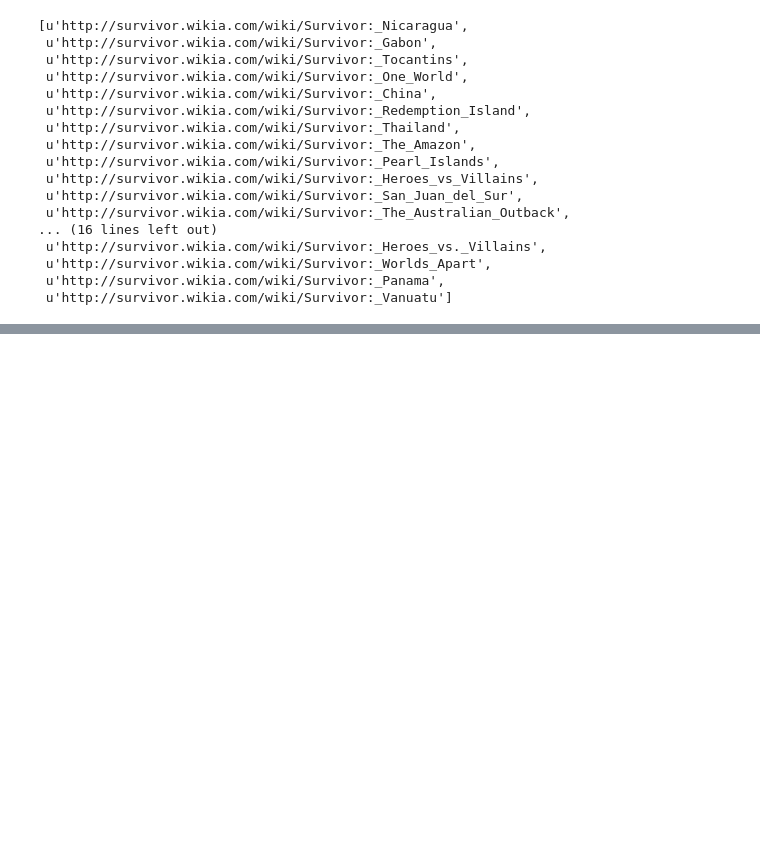
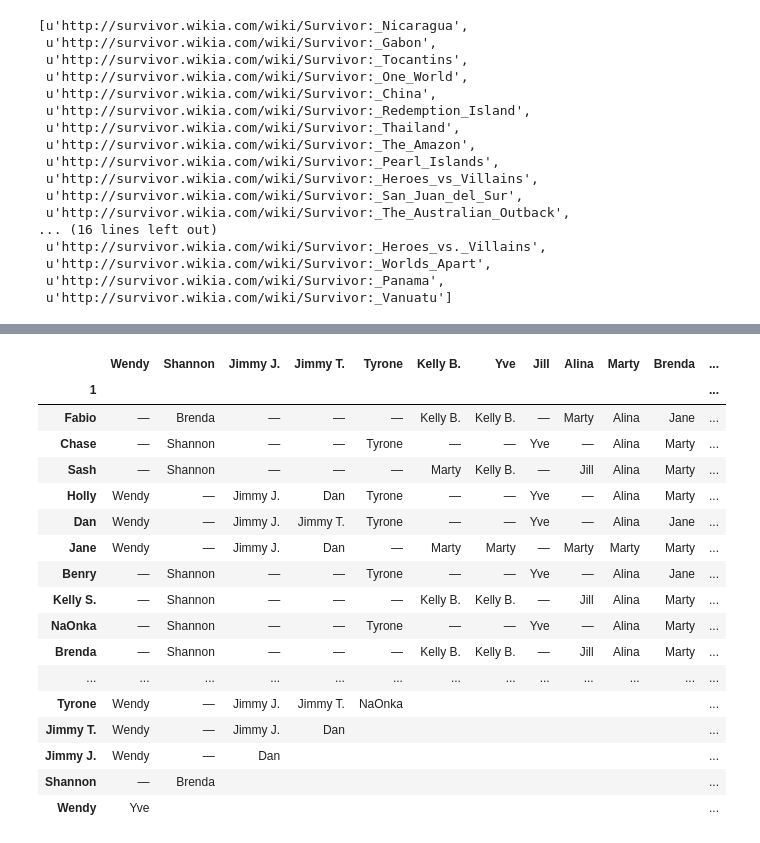
Before and after one commit to bchugit/Survivor-Project, a Jupyter notebook: wiki_scrape.ipynb, the cells around one changed output, grey strips where cells are left out. Drawn from its saved outputs; the diff is of its cells as text; code cells hidden in the pictures; blank space fills up the shorter version.

```diff
--- a/wiki_scrape.ipynb
+++ b/wiki_scrape.ipynb
@@ -272,0 +280,69 @@ http://survivor.wikia.com/wiki/Survivor:_Thailand
+# %%
+def parse_td(td):
+    try:
+        # if there is a colspan element present ...
+        n = int(td['colspan'])
+    except KeyError:
+        n = 1
+    # (these all end with \n so strip that)
+    return [td.text[:-1]] * n  # ... repeat text n times
+
+url = 'http://survivor.wikia.com/wiki/Survivor:_Nicaragua'
+html= urllib2.urlopen(url)
+soup = BeautifulSoup(html, 'html.parser')
+voting_table = soup.find(id='Voting_History').find_next('table')
+
+# Eliminated
+eliminated = [i.text[:-1] for i in voting_table
+              .find('th', text=re.compile(r"(Voted Out|Eliminated)"))
+              .findPrevious('tr').findAll('td')]
+
+# we want all rows after the row that starts with "Vote:"
+voting_rows = voting_table.find('th', text=re.compile(r"Vote:")).findAllNext('tr')
+# extract the text from all table data in the rows we just extracted
+votes = [list(chain(*[parse_td(i) for i in j.findAll('td')])) for j in voting_rows]
+
+# convert to pandas data frame
+votes = pd.DataFrame(votes)
+# the contestant casting the vote is in the second row - make that the index
+votes.index = votes[1]
+# now we can drop the first two columns
+votes.drop(votes.columns[[0, 1]], inplace=True, axis=1)
+# drop any rows where the index is None
+votes.drop(votes.index[[i == None for i in votes.index]], inplace=True, axis=0)
+# Our columns correspond to those eliminated (from above)
+# There appears to be an extra column. Drop anthing beyoned the elimination info we have
+votes = votes[votes.columns[[range(len(eliminated))]]]
+# rename columns to be the eliminated contestants
+votes.columns = eliminated
+
+# Create a contestant by contestant matrix corresponding to the number of like votes
+like_votes = np.array([None] * votes.shape[0]**2).reshape((votes.shape[0], votes.shape[0]))
+
+for (i, j) in iter.combinations(range(votes.shape[0]), 2):
+    like_votes[i, j] = sum(votes.iloc[i, :] == votes.iloc[j, :])
+
+like_votes = pd.DataFrame(like_votes)
+like_votes.index = votes.index
+like_votes.columns = votes.index
+dis.display(votes)
+# print voting_table.prettify()
+# %% [output]
+|  | Wendy | Shannon | Jimmy J. | Jimmy T. | Tyrone | Kelly B. | Yve | Jill | Alina | Marty | Brenda | ... |
+| 1 |  |  |  |  |  |  |  |  |  |  |  | ... |
+| Fabio | — | Brenda | — | — | — | Kelly B. | Kelly B. | — | Marty | Alina | Jane | ... |
+| Chase | — | Shannon | — | — | Tyrone | — | — | Yve | — | Alina | Marty | ... |
+| Sash | — | Shannon | — | — | — | Marty | Kelly B. | — | Jill | Alina | Marty | ... |
+| Holly | Wendy | — | Jimmy J. | Dan | Tyrone | — | — | Yve | — | Alina | Marty | ... |
+| Dan | Wendy | — | Jimmy J. | Jimmy T. | Tyrone | — | — | Yve | — | Alina | Jane | ... |
+| Jane | Wendy | — | Jimmy J. | Dan | — | Marty | Marty | — | Marty | Marty | Marty | ... |
+| Benry | — | Shannon | — | — | Tyrone | — | — | Yve | — | Alina | Jane | ... |
+| Kelly S. | — | Shannon | — | — | — | Kelly B. | Kelly B. | — | Jill | Alina | Marty | ... |
+| NaOnka | — | Shannon | — | — | Tyrone | — | — | Yve | — | Alina | Marty | ... |
+| Brenda | — | Shannon | — | — | — | Kelly B. | Kelly B. | — | Jill | Alina | Marty | ... |
+| ... | ... | ... | ... | ... | ... | ... | ... | ... | ... | ... | ... | ... |
+| Tyrone | Wendy | — | Jimmy J. | Jimmy T. | NaOnka |  |  |  |  |  |  | ... |
+| Jimmy T. | Wendy | — | Jimmy J. | Dan |  |  |  |  |  |  |  | ... |
+| Jimmy J. | Wendy | — | Dan |  |  |  |  |  |  |  |  | ... |
+| Shannon | — | Brenda |  |  |  |  |  |  |  |  |  | ... |
+| Wendy | Yve |  |  |  |  |  |  |  |  |  |  | ... |
```
Also changed, not shown: parts of 4 cells of this notebook, 1 other file.
